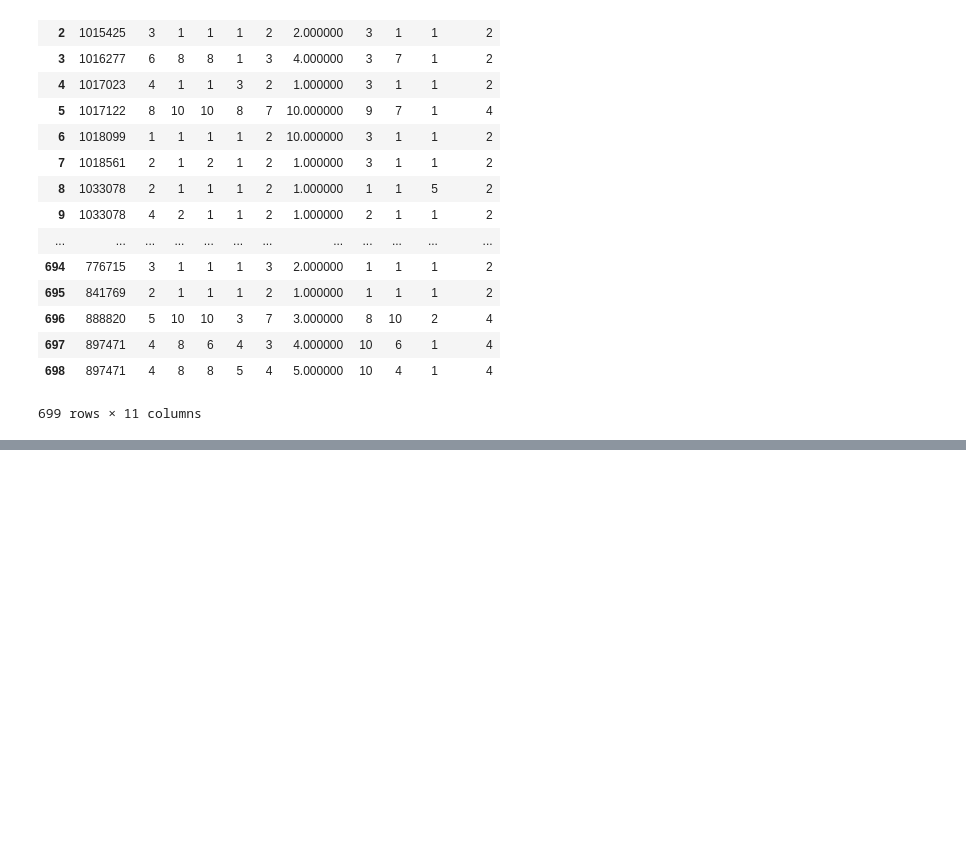
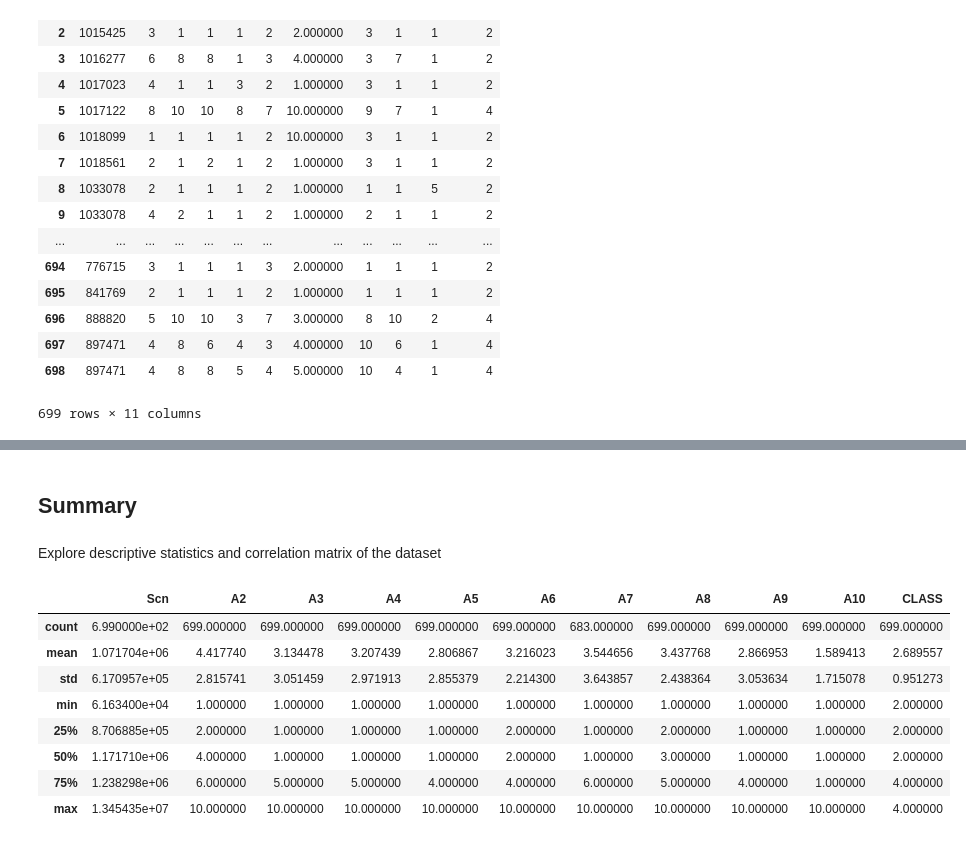
Before and after one commit to gplatt-iu/Python-Final, a Jupyter notebook: code_files/Final_Project_Phase_1.ipynb, the cells around one changed output, grey strips where cells are left out. Drawn from its saved outputs; the diff is of its cells as text; code cells hidden in the pictures; blank space fills up the shorter version.

```diff
--- a/code_files/Final_Project_Phase_1.ipynb
+++ b/code_files/Final_Project_Phase_1.ipynb
@@ -72,0 +105,16 @@ dtype: float64
+# %% [markdown]
+## Summary
+# %% [markdown]
+Explore descriptive statistics and correlation matrix of the dataset
+# %%
+df.describe()
+# %% [output]
+|  | Scn | A2 | A3 | A4 | A5 | A6 | A7 | A8 | A9 | A10 | CLASS |
+| count | 6.990000e+02 | 699.000000 | 699.000000 | 699.000000 | 699.000000 | 699.000000 | 683.000000 | 699.000000 | 699.000000 | 699.000000 | 699.000000 |
+| mean | 1.071704e+06 | 4.417740 | 3.134478 | 3.207439 | 2.806867 | 3.216023 | 3.544656 | 3.437768 | 2.866953 | 1.589413 | 2.689557 |
+| std | 6.170957e+05 | 2.815741 | 3.051459 | 2.971913 | 2.855379 | 2.214300 | 3.643857 | 2.438364 | 3.053634 | 1.715078 | 0.951273 |
+| min | 6.163400e+04 | 1.000000 | 1.000000 | 1.000000 | 1.000000 | 1.000000 | 1.000000 | 1.000000 | 1.000000 | 1.000000 | 2.000000 |
+| 25% | 8.706885e+05 | 2.000000 | 1.000000 | 1.000000 | 1.000000 | 2.000000 | 1.000000 | 2.000000 | 1.000000 | 1.000000 | 2.000000 |
+| 50% | 1.171710e+06 | 4.000000 | 1.000000 | 1.000000 | 1.000000 | 2.000000 | 1.000000 | 3.000000 | 1.000000 | 1.000000 | 2.000000 |
+| 75% | 1.238298e+06 | 6.000000 | 5.000000 | 5.000000 | 4.000000 | 4.000000 | 6.000000 | 5.000000 | 4.000000 | 1.000000 | 4.000000 |
+| max | 1.345435e+07 | 10.000000 | 10.000000 | 10.000000 | 10.000000 | 10.000000 | 10.000000 | 10.000000 | 10.000000 | 10.000000 | 4.000000 |
```
Also changed, not shown: parts of 9 cells of this notebook.
